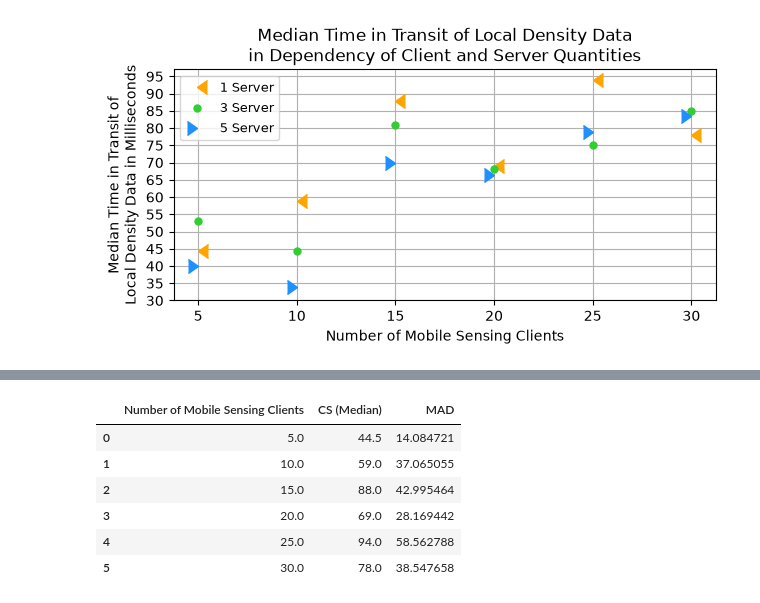
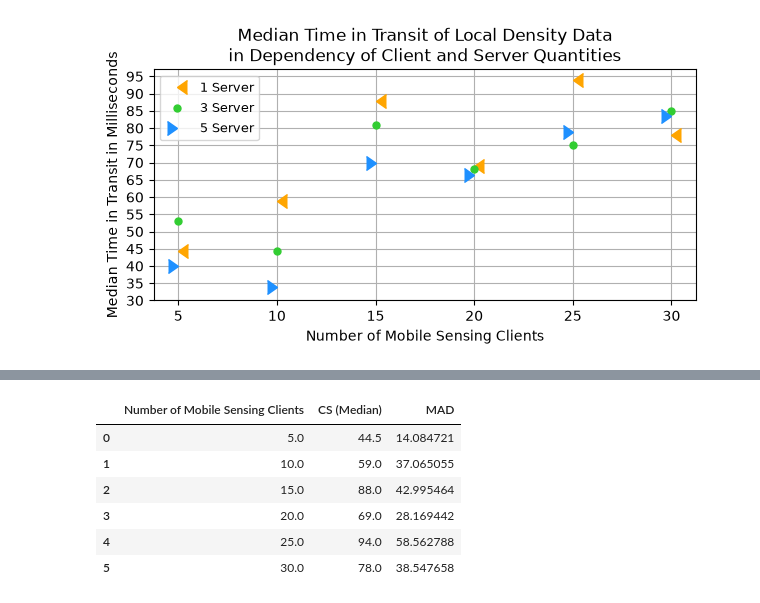
Before and after one commit to leopoldBlk/crowd-monitoring-mcs-application, a Jupyter notebook: evaluation/metricsCalculation/CS.ipynb, the cells around one changed output, grey strips where cells are left out. Cells and saved outputs as stored; diff of their text form; code cells hidden in the pictures.

```diff
--- a/evaluation/metricsCalculation/CS.ipynb
+++ b/evaluation/metricsCalculation/CS.ipynb
@@ -123,35 +123,35 @@ figure = plt.figure()
 
 plt.plot(dfCS1Server['Number of Mobile Sensing Clients'], dfCS1Server['CS (Median)'],linestyle='', marker=4, label='1 Server', color='orange', markersize=10)
 plt.plot(dfCS3Server['Number of Mobile Sensing Clients'], dfCS3Server['CS (Median)'],linestyle='', marker='.', label='3 Server', color= 'limegreen', markersize=10)
 plt.plot(dfCS5Server['Number of Mobile Sensing Clients'], dfCS5Server['CS (Median)'],linestyle='', marker=5, label='5 Server', color = 'dodgerblue', markersize=10)
 
 plt.title("Median Time in Transit of Local Density Data\nin Dependency of Client and Server Quantities")
 plt.xlabel("Number of Mobile Sensing Clients")
-plt.ylabel("Median Time in Transit of\nLocal Density Data in Milliseconds")
+plt.ylabel("Median Time in Transit in Milliseconds")
 
 plt.yticks(np.arange(30, 100, 5))
 
 '''
 for i, row in dfCS1Server.iterrows():
     # plt.text(x=row['Number of Mobile Sensing Clients']+0.3, y=row['CS (Median)']-1, s=round(row['MAD'], 2), color='orange', horizontalalignment='left')
     plt.text(x=row['Number of Mobile Sensing Clients']+0.3, y=row['CS (Median)']-1, s=row['CS (Median)'], color='orange', horizontalalignment='left')
 for i, row in dfCS3Server.iterrows():
     # plt.text(x=row['Number of Mobile Sensing Clients']+0.25, y=row['CS (Median)']-2.5, s=round(row['MAD'], 2), color='red')
     plt.text(x=row['Number of Mobile Sensing Clients']+0.25, y=row['CS (Median)']-2.5, s=row['CS (Median)'], color='red')
 for i, row in dfCS5Server.iterrows():
     # plt.text(x=row['Number of Mobile Sensing Clients']-0.25, y=row['CS (Median)']-1, s=round(row['MAD'], 2), color='dodgerblue', horizontalalignment='right')
     plt.text(x=row['Number of Mobile Sensing Clients']-0.25, y=row['CS (Median)']-1, s=row['CS (Median)'], color='dodgerblue', horizontalalignment='right')
 '''
 
 plt.grid()
 plt.legend(fontsize=9)
 
 figure.set_figwidth(7)
 figure.set_figheight(3)
 
 plt.show()
 # %% [output]
-[figure, old version]
+[figure, new version]
 # %%
 sns.set_theme(rc={"figure.figsize": (7,4)})
 
```
Also changed, not shown: parts of 1 cell of this notebook, 2 other files.
